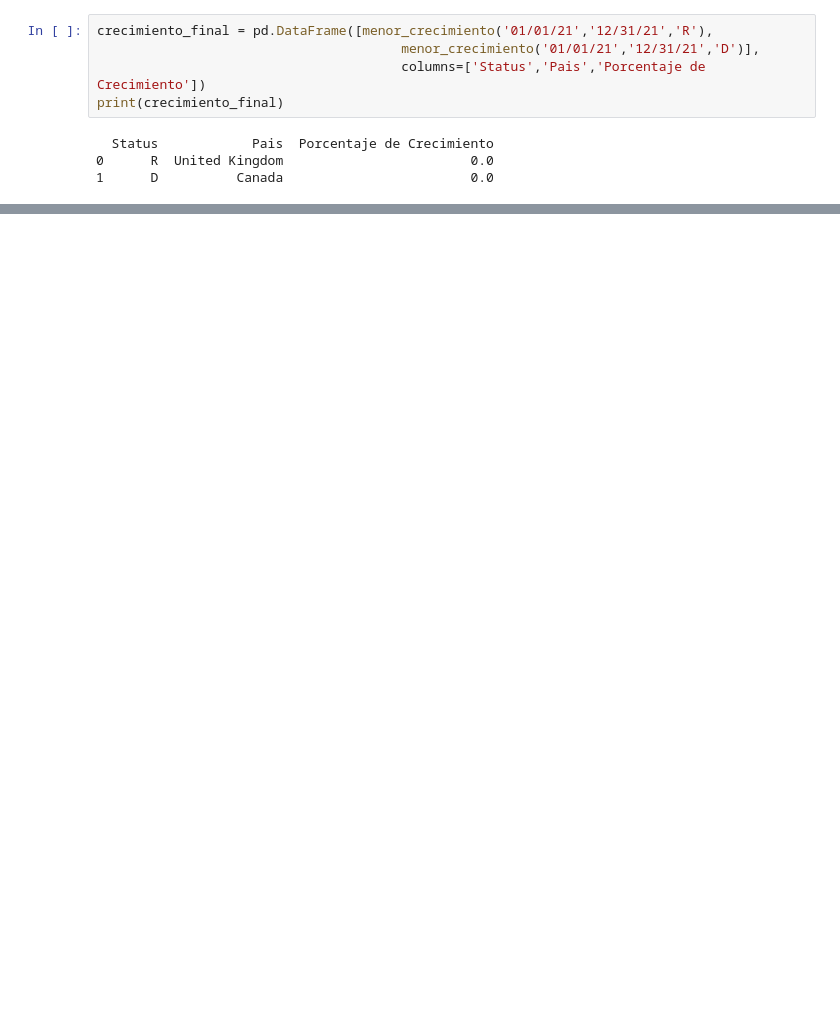
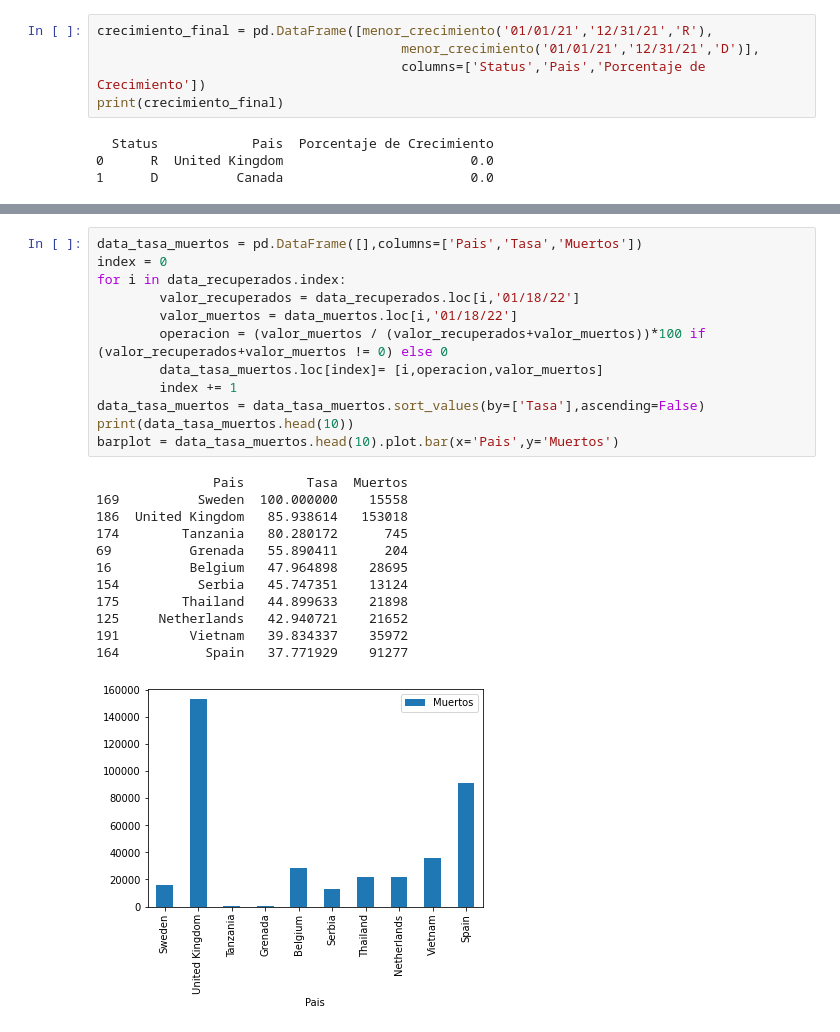
Before and after one commit to juanbaezl/Miind_tarea1, a Jupyter notebook: covid_global.ipynb, the cells around one changed output, grey strips where cells are left out. Drawn from its saved outputs; the diff is of its cells as text; blank space fills up the shorter version.

```diff
--- a/covid_global.ipynb
+++ b/covid_global.ipynb
@@ -180,0 +259,25 @@ for i in continente_recuperados.index:
+# %%
+data_tasa_muertos = pd.DataFrame([],columns=['Pais','Tasa','Muertos'])
+index = 0
+for i in data_recuperados.index:
+        valor_recuperados = data_recuperados.loc[i,'01/18/22']
+        valor_muertos = data_muertos.loc[i,'01/18/22']
+        operacion = (valor_muertos / (valor_recuperados+valor_muertos))*100 if (valor_recuperados+valor_muertos != 0) else 0
+        data_tasa_muertos.loc[index]= [i,operacion,valor_muertos]
+        index += 1
+data_tasa_muertos = data_tasa_muertos.sort_values(by=['Tasa'],ascending=False)
+print(data_tasa_muertos.head(10))
+barplot = data_tasa_muertos.head(10).plot.bar(x='Pais',y='Muertos')
+# %% [output]
+               Pais        Tasa  Muertos
+169          Sweden  100.000000    15558
+186  United Kingdom   85.938614   153018
+174        Tanzania   80.280172      745
+69          Grenada   55.890411      204
+16          Belgium   47.964898    28695
+154          Serbia   45.747351    13124
+175        Thailand   44.899633    21898
+125     Netherlands   42.940721    21652
+191         Vietnam   39.834337    35972
+164           Spain   37.771929    91277
+[figure, added]
```
Also changed, not shown: parts of 21 cells of this notebook, 1 other file.
